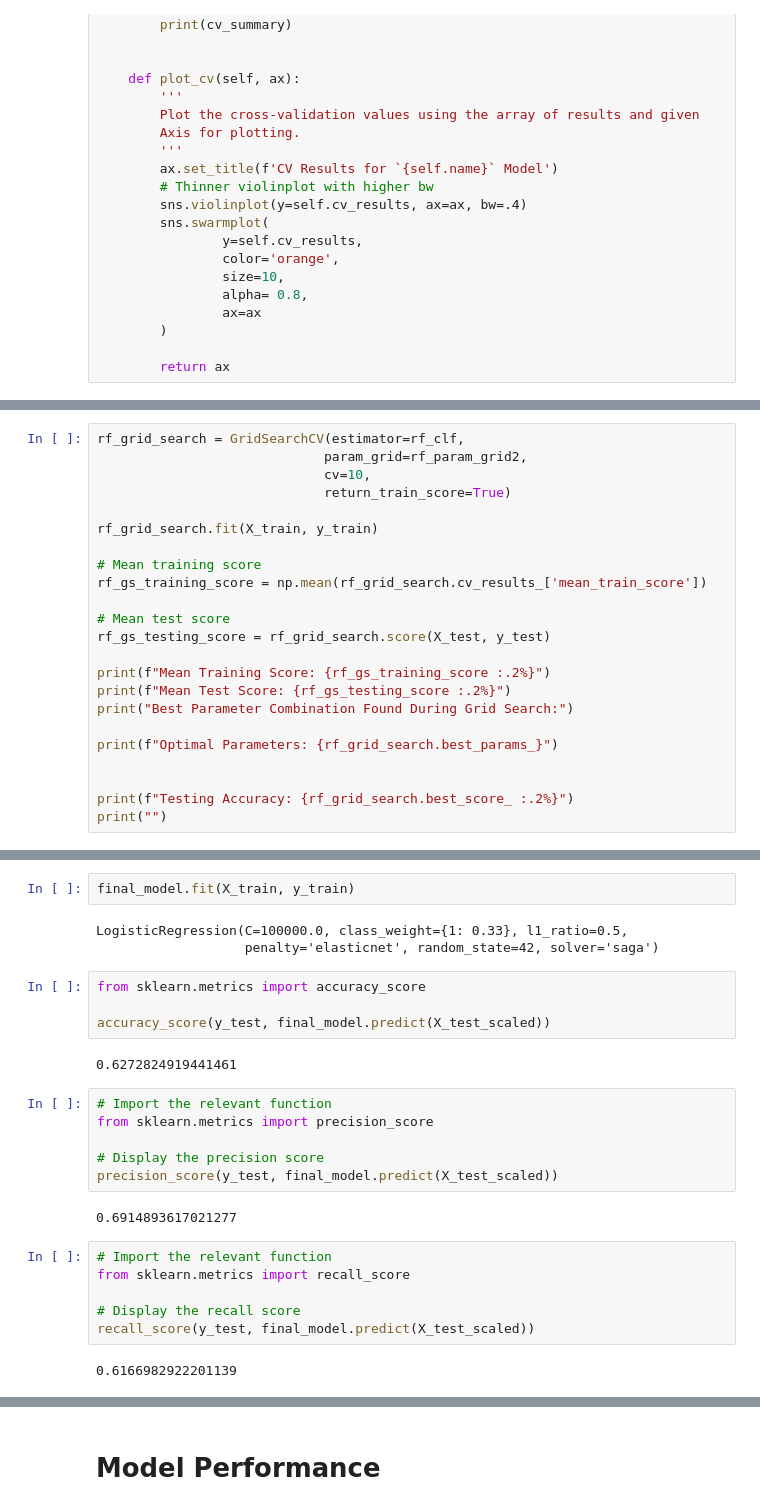
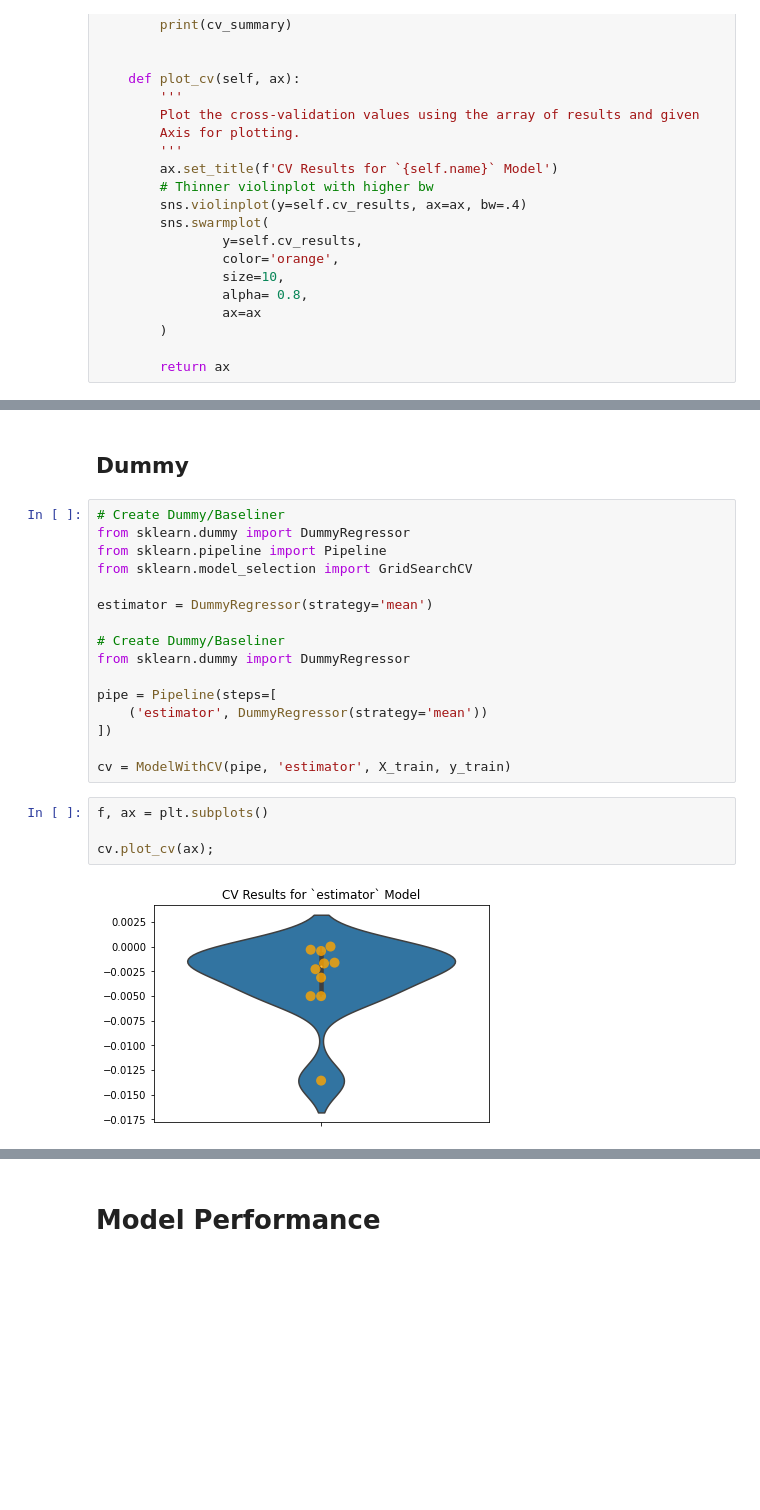
Before and after one commit to alvaromendizabal/NBA_Prediction_Model, a Jupyter notebook: alvaro-Copy2.ipynb, the cells around one changed output, grey strips where cells are left out. Cells and saved outputs as stored; diff of their text form; blank space fills up the shorter version.

```diff
--- a/alvaro-Copy2.ipynb
+++ b/alvaro-Copy2.ipynb
@@ -1148,23 +911,0 @@ rf_param_grid2 = {
-# %%
-rf_grid_search = GridSearchCV(estimator=rf_clf,
-                             param_grid=rf_param_grid2,
-                             cv=10,
-                             return_train_score=True)
-
-rf_grid_search.fit(X_train, y_train)
-
-# Mean training score
-rf_gs_training_score = np.mean(rf_grid_search.cv_results_['mean_train_score'])
-
-# Mean test score
-rf_gs_testing_score = rf_grid_search.score(X_test, y_test)
-
-print(f"Mean Training Score: {rf_gs_training_score :.2%}")
-print(f"Mean Test Score: {rf_gs_testing_score :.2%}")
-print("Best Parameter Combination Found During Grid Search:")
-
-print(f"Optimal Parameters: {rf_grid_search.best_params_}")
-
-
-print(f"Testing Accuracy: {rf_grid_search.best_score_ :.2%}")
-print("")
@@ -1370,27 +912,24 @@ from imblearn.over_sampling import SMOTE
-# %%
-final_model.fit(X_train, y_train)
-# %% [output]
-LogisticRegression(C=100000.0, class_weight={1: 0.33}, l1_ratio=0.5,
-                   penalty='elasticnet', random_state=42, solver='saga')
-# %%
-from sklearn.metrics import accuracy_score
-
-accuracy_score(y_test, final_model.predict(X_test_scaled))
-# %% [output]
-0.6272824919441461
-# %%
-# Import the relevant function
-from sklearn.metrics import precision_score
-
-# Display the precision score
-precision_score(y_test, final_model.predict(X_test_scaled))
-# %% [output]
-0.6914893617021277
-# %%
-# Import the relevant function
-from sklearn.metrics import recall_score
-
-# Display the recall score
-recall_score(y_test, final_model.predict(X_test_scaled))
-# %% [output]
-0.6166982922201139
+# %% [markdown]
+## Dummy
+# %%
+# Create Dummy/Baseliner
+from sklearn.dummy import DummyRegressor
+from sklearn.pipeline import Pipeline
+from sklearn.model_selection import GridSearchCV
+
+estimator = DummyRegressor(strategy='mean')
+
+# Create Dummy/Baseliner
+from sklearn.dummy import DummyRegressor
+
+pipe = Pipeline(steps=[
+    ('estimator', DummyRegressor(strategy='mean'))
+])
+
+cv = ModelWithCV(pipe, 'estimator', X_train, y_train)
+# %%
+f, ax = plt.subplots()
+
+cv.plot_cv(ax);
+# %% [output]
+[figure, added]
```
Also changed, not shown: parts of 135 cells of this notebook, 14 other files.
